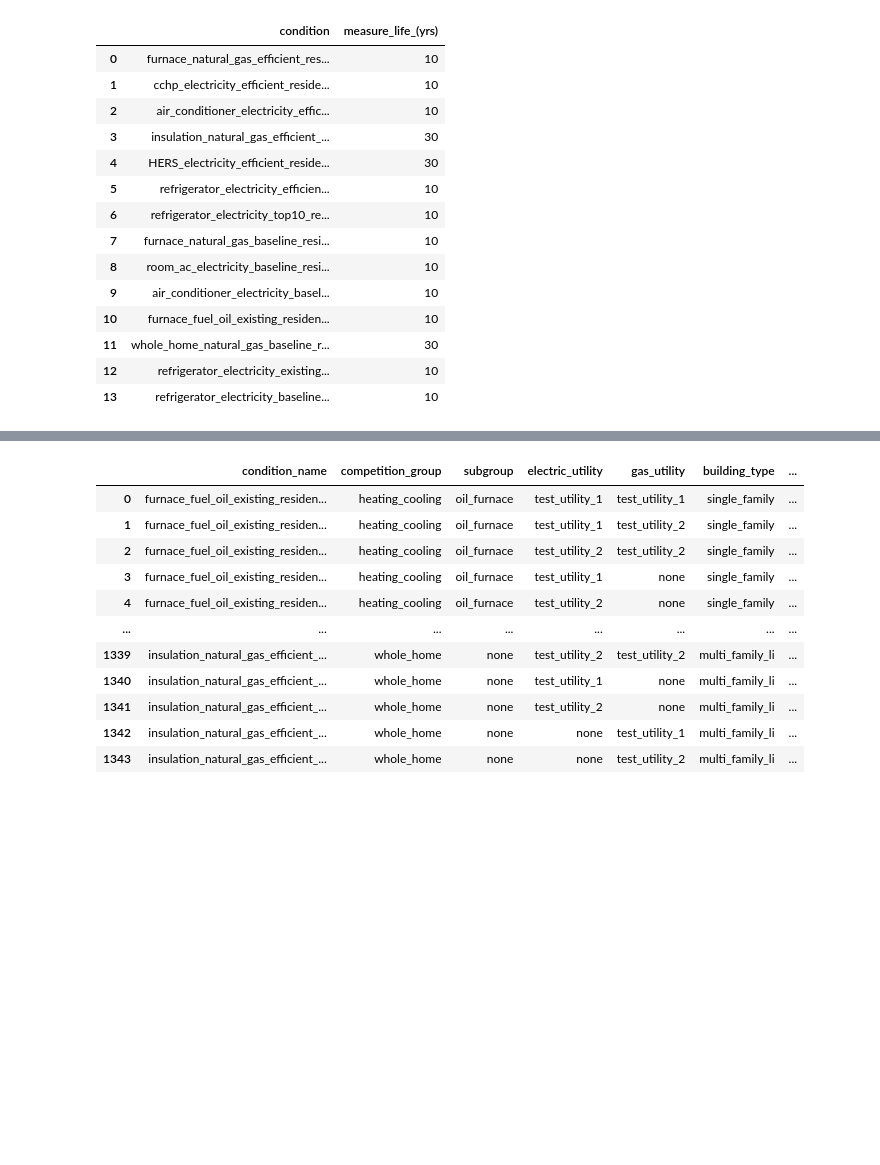
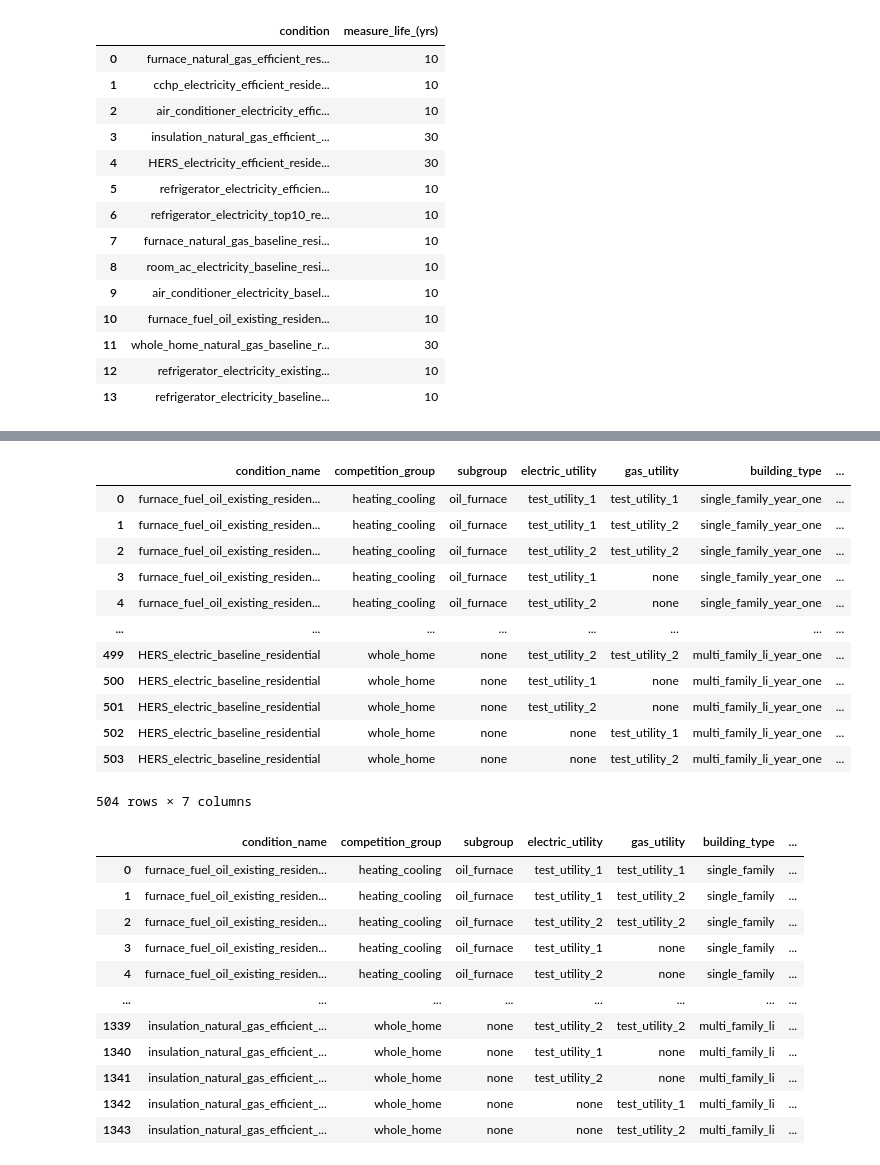
Before and after one commit to NV5-Optimal/Potential_Study_Tool_Prototype, a Jupyter notebook: 020_Market_and_Cost_Merge.ipynb, the cells around one changed output, grey strips where cells are left out. Cells and saved outputs as stored; diff of their text form; code cells hidden in the pictures; blank space fills up the shorter version.

```diff
--- a/020_Market_and_Cost_Merge.ipynb
+++ b/020_Market_and_Cost_Merge.ipynb
@@ -60,30 +75,20 @@ df_life
 # %%
 df_yr1 = pd.read_pickle("020_input/df_yr1_001.pkl")
 # first need to change df_yr1 into long format with the current column names which are building types into rows and a new column for building type
 df_yr1 = df_yr1.melt(id_vars=['condition_name', 'competition_group', 'subgroup', 'electric_utility', 'gas_utility'], var_name='building_type', value_name='initial_count')
 
-# use df_life to map measure life to df_yr1 based on efficient_condition
-df_yr1 = pd.merge(df_yr1, df_life, left_on='condition_name', right_on='condition', how='left')
-
-# now I am going to allocate the initial counts into the markets based on the stock and flow proportions from expert opinion
-# there are three markets that I want to allocate into: RET_ER, REMAINING, and ROB
-# ROB is 1/EUL (measure_life (yrs)
-# RET_ER is 1/3 of non ROB stock
-# remaining is 2/3 of non ROB stock
-df_yr1['ROB'] = df_yr1['initial_count'] / df_yr1['measure_life_(yrs)']  # assuming measure life of 15 years
-####################################
-######### Feature add ##############
-####################################
-# We need to also include Ret_add_on
-# the adoption model is ready for this
-df_yr1['RET_ADD_ON'] = (df_yr1['initial_count'] - df_yr1['ROB'])
-# RET_ADD_ON is all of the non ROB stock
-
-
-
-df_yr1['RET_ER'] = (df_yr1['initial_count'] - df_yr1['ROB']) * (1/3)
-df_yr1['REMAINING'] = (df_yr1['initial_count'] - df_yr1['ROB']) * (2/3)
-
-df_yr1 = df_yr1.melt(id_vars=['condition_name', 'competition_group', 'subgroup', 'electric_utility', 'gas_utility', 'building_type', 'measure_life_(yrs)', 'initial_count', 'condition'], var_name='market', value_name='count')
-#need to remove the text '_year_one' from the building_type column
-df_yr1['building_type'] = df_yr1['building_type'].str.replace('_year_one', '')
+df_yr1
+# %% [output]
+|  | condition_name | competition_group | subgroup | electric_utility | gas_utility | building_type | ... |
+| 0 | furnace_fuel_oil_existing_residen... | heating_cooling | oil_furnace | test_utility_1 | test_utility_1 | single_family_year_one | ... |
+| 1 | furnace_fuel_oil_existing_residen... | heating_cooling | oil_furnace | test_utility_1 | test_utility_2 | single_family_year_one | ... |
+| 2 | furnace_fuel_oil_existing_residen... | heating_cooling | oil_furnace | test_utility_2 | test_utility_2 | single_family_year_one | ... |
+| 3 | furnace_fuel_oil_existing_residen... | heating_cooling | oil_furnace | test_utility_1 | none | single_family_year_one | ... |
+| 4 | furnace_fuel_oil_existing_residen... | heating_cooling | oil_furnace | test_utility_2 | none | single_family_year_one | ... |
+| ... | ... | ... | ... | ... | ... | ... | ... |
+| 499 | HERS_electric_baseline_residential | whole_home | none | test_utility_2 | test_utility_2 | multi_family_li_year_one | ... |
+| 500 | HERS_electric_baseline_residential | whole_home | none | test_utility_1 | none | multi_family_li_year_one | ... |
+| 501 | HERS_electric_baseline_residential | whole_home | none | test_utility_2 | none | multi_family_li_year_one | ... |
+| 502 | HERS_electric_baseline_residential | whole_home | none | none | test_utility_1 | multi_family_li_year_one | ... |
+| 503 | HERS_electric_baseline_residential | whole_home | none | none | test_utility_2 | multi_family_li_year_one | ... |
+504 rows × 7 columns
```
Also changed, not shown: parts of 2 cells of this notebook, 4 other files.
